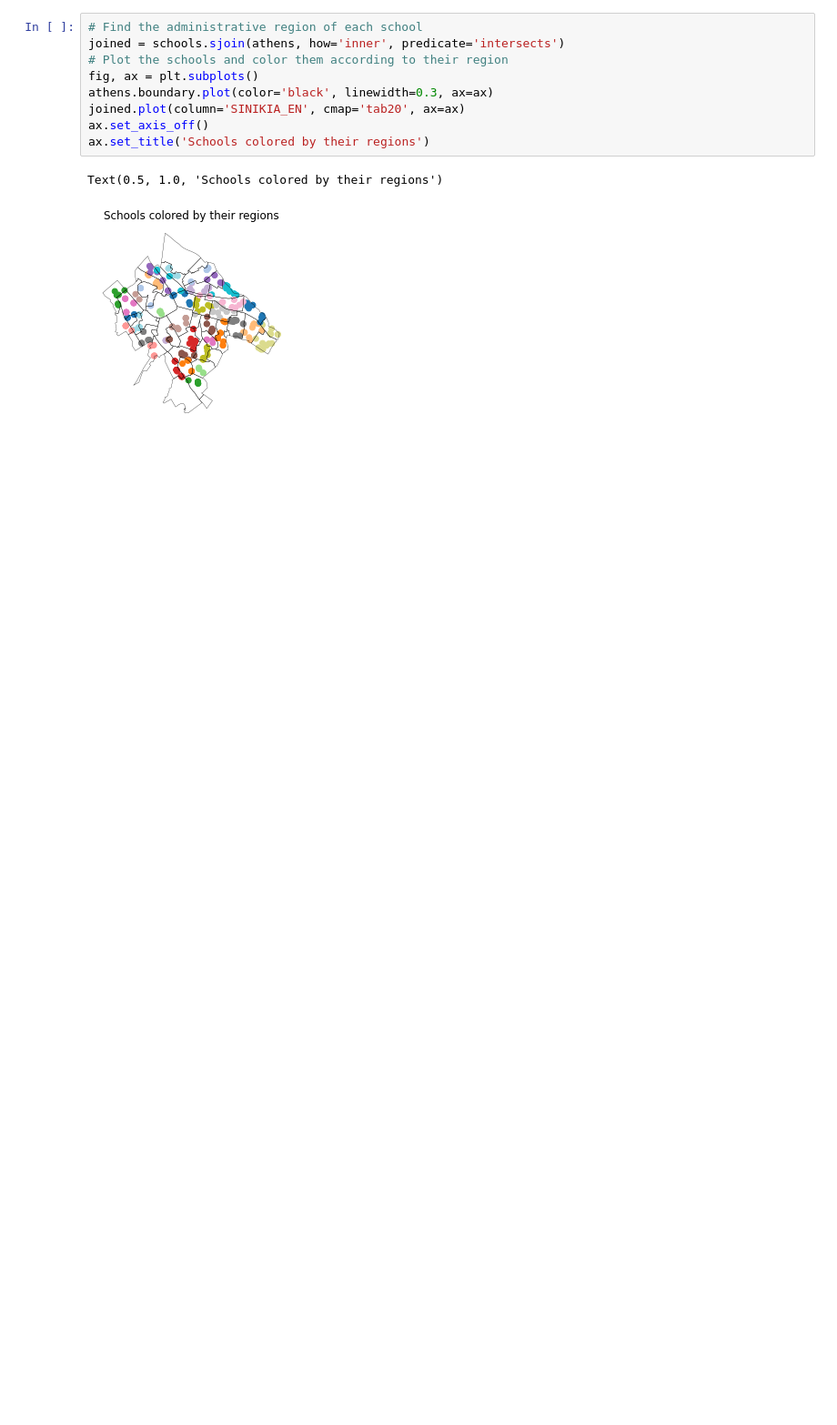
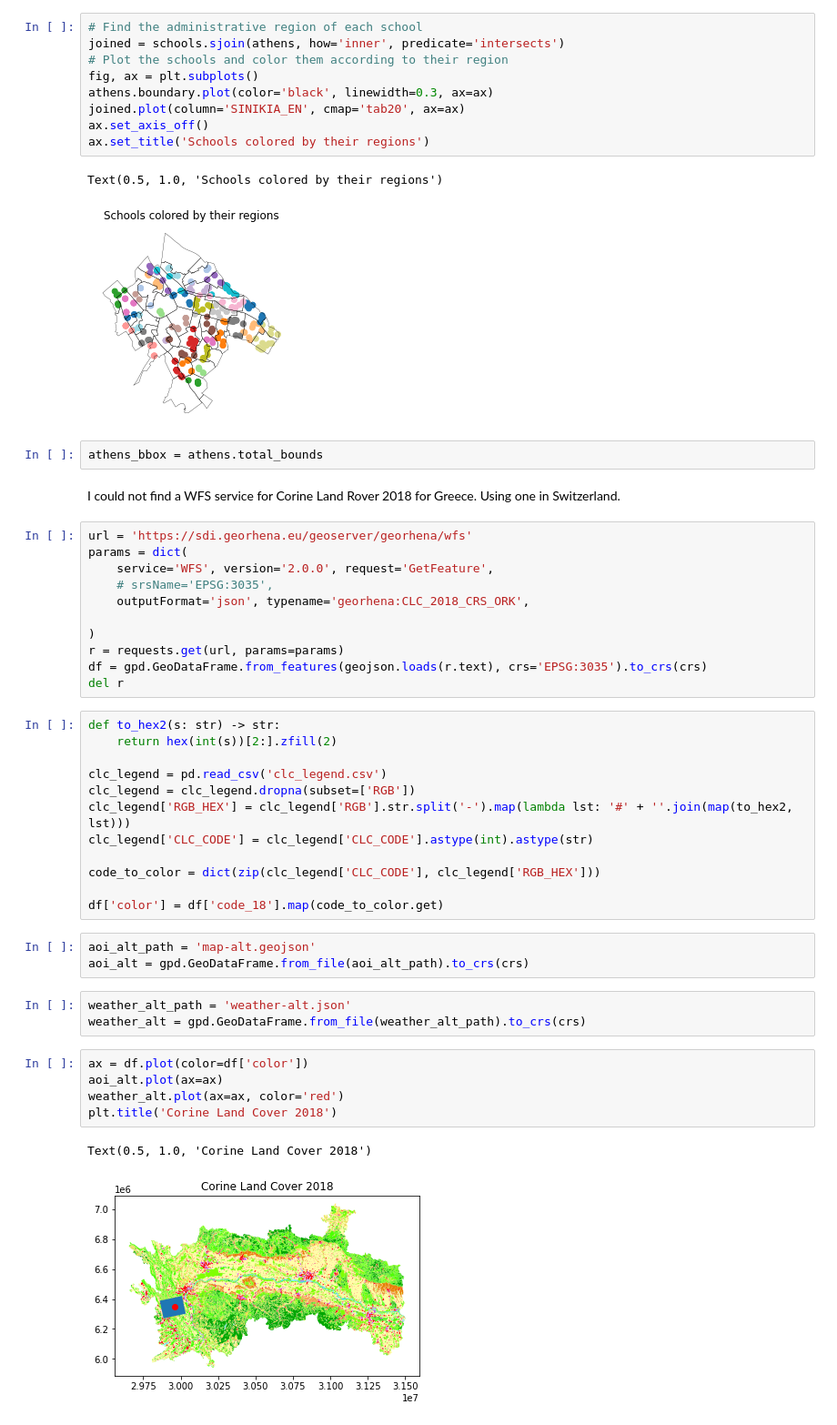
Before and after one commit to k-papadakis/geospatial-labs, a Jupyter notebook: lab2/main.ipynb, the cells around one changed output. Shown at 91% size. Saved outputs shown, nothing was run; the diff lists cells and outputs as text; blank space fills up the shorter version.

```diff
--- a/lab2/main.ipynb
+++ b/lab2/main.ipynb
@@ -228,3 +236,44 @@ ax.set_title('Schools colored by their regions')
 # %% [output]
 Text(0.5, 1.0, 'Schools colored by their regions')
 [figure]
+# %%
+athens_bbox = athens.total_bounds
+# %% [markdown]
+I could not find a WFS service for Corine Land Rover 2018 for Greece. Using one in Switzerland.
+# %%
+url = 'https://sdi.georhena.eu/geoserver/georhena/wfs'
+params = dict(
+    service='WFS', version='2.0.0', request='GetFeature',
+    # srsName='EPSG:3035',
+    outputFormat='json', typename='georhena:CLC_2018_CRS_ORK',
+
+)
+r = requests.get(url, params=params)
+df = gpd.GeoDataFrame.from_features(geojson.loads(r.text), crs='EPSG:3035').to_crs(crs)
+del r
+# %%
+def to_hex2(s: str) -> str:
+    return hex(int(s))[2:].zfill(2)
+
+clc_legend = pd.read_csv('clc_legend.csv')
+clc_legend = clc_legend.dropna(subset=['RGB'])
+clc_legend['RGB_HEX'] = clc_legend['RGB'].str.split('-').map(lambda lst: '#' + ''.join(map(to_hex2, lst)))
+clc_legend['CLC_CODE'] = clc_legend['CLC_CODE'].astype(int).astype(str)
+
+code_to_color = dict(zip(clc_legend['CLC_CODE'], clc_legend['RGB_HEX']))
+
+df['color'] = df['code_18'].map(code_to_color.get)
+# %%
+aoi_alt_path = 'map-alt.geojson'
+aoi_alt = gpd.GeoDataFrame.from_file(aoi_alt_path).to_crs(crs)
+# %%
+weather_alt_path = 'weather-alt.json'
+weather_alt = gpd.GeoDataFrame.from_file(weather_alt_path).to_crs(crs)
+# %%
+ax = df.plot(color=df['color'])
+aoi_alt.plot(ax=ax)
+weather_alt.plot(ax=ax, color='red')
+plt.title('Corine Land Cover 2018')
+# %% [output]
+Text(0.5, 1.0, 'Corine Land Cover 2018')
+[figure, added]
```
Also changed, not shown: parts of 6 cells of this notebook, 10 other files.
